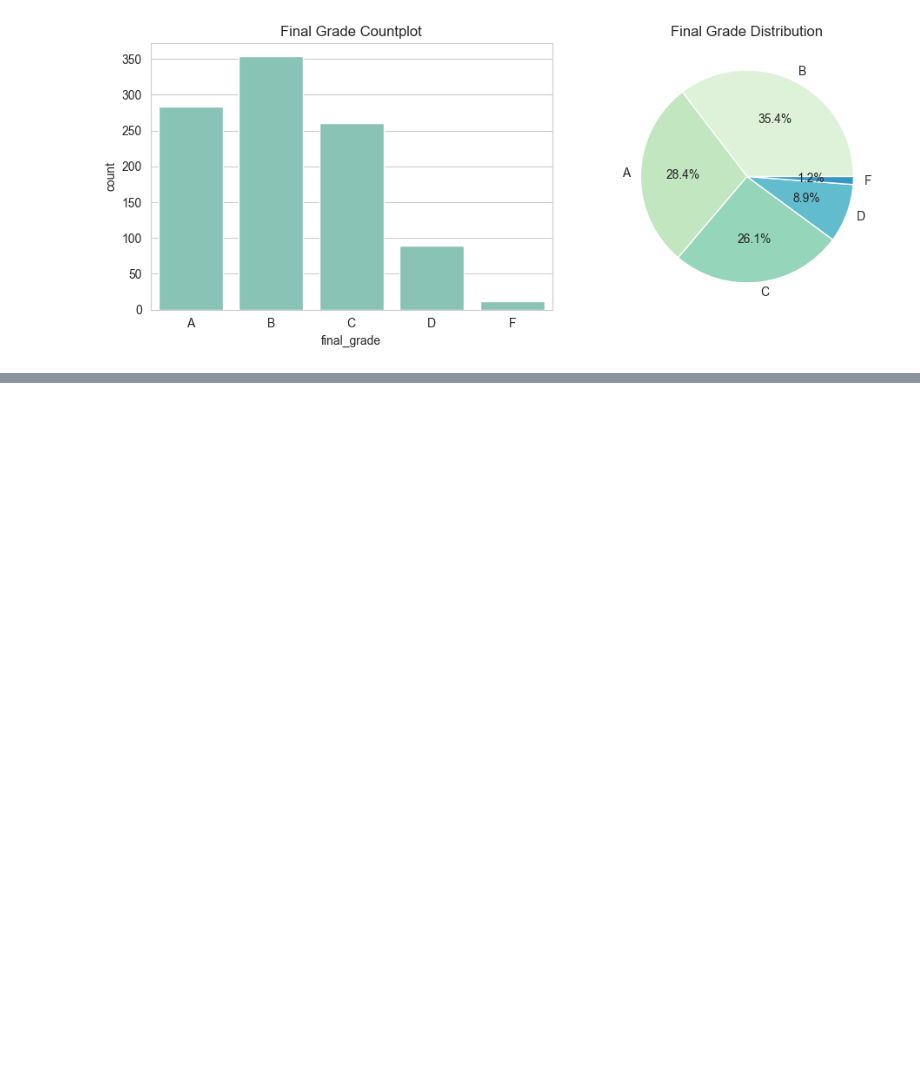
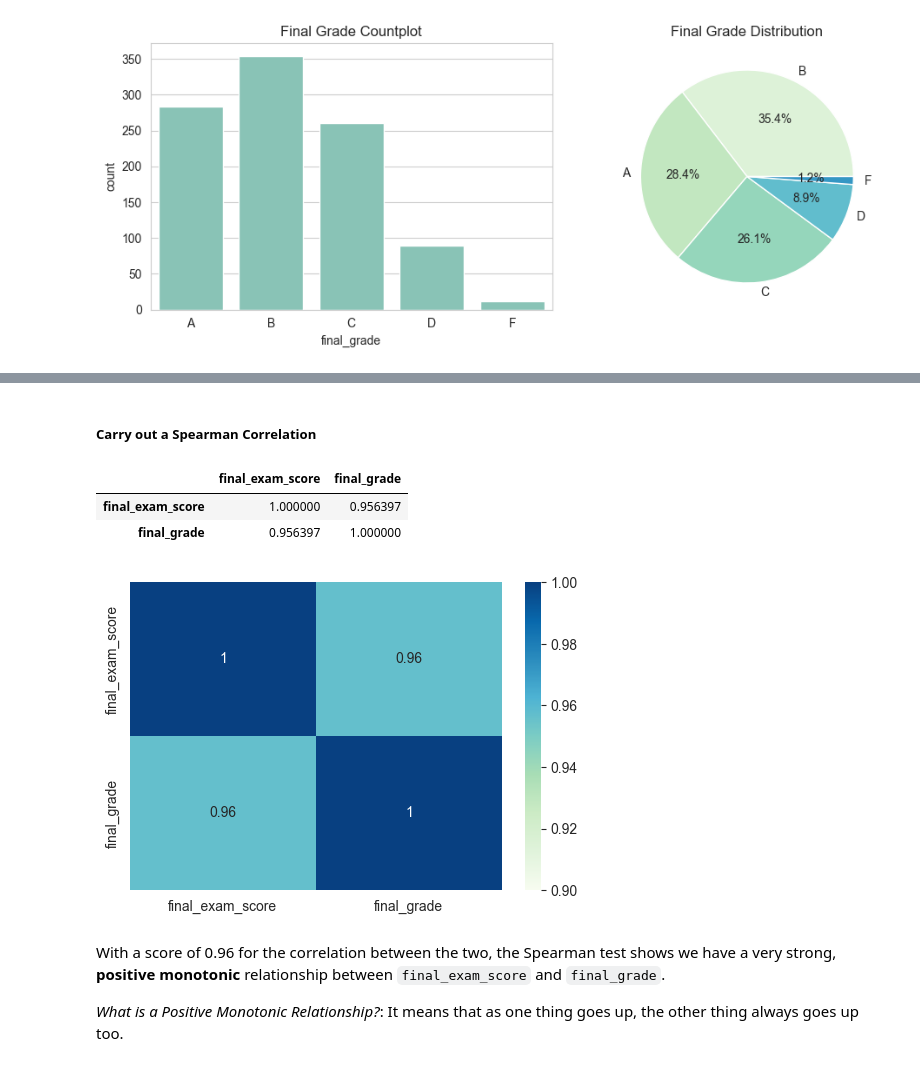
Before and after one commit to elhope23/student-performance-analysis, a Jupyter notebook: jupyter_notebooks/Stage2-Visualisation.ipynb, the cells around one changed output, grey strips where cells are left out. Saved outputs shown, nothing was run; the diff lists cells and outputs as text; code cells hidden in the pictures; blank space fills up the shorter version.

```diff
--- a/jupyter_notebooks/Stage2-Visualisation.ipynb
+++ b/jupyter_notebooks/Stage2-Visualisation.ipynb
@@ -228,0 +293,13 @@ plt.show()
+# %%
+# Create a correlation dataframe and map the final grade values to numerical equivalents
+df_corr = df_vis[["final_exam_score", "final_grade"]].copy()
+
+df_corr["final_grade"] = df_corr["final_grade"].map({
+    "F": 0,
+    "D": 1,
+    "C": 2,
+    "B": 3,
+    "A": 4
+})
+
+df_corr.head()
@@ -228,0 +320,20 @@ plt.show()
+# %% [markdown]
+##### **Carry out a Spearman Correlation**
+# %%
+# Use Spearman correlation test to analyse the relationship between final exam scores and final grades
+df_corr.corr(method="spearman")
+# %% [output]
+|  | final_exam_score | final_grade |
+| final_exam_score | 1.000000 | 0.956397 |
+| final_grade | 0.956397 | 1.000000 |
+# %%
+# Plot this Spearman correlation as a heatmap
+plt.figure(figsize=(6,4))
+sns.heatmap(df_corr.corr(method="spearman"), annot=True, cmap="GnBu",vmin=0.9, vmax=1)
+plt.show()
+# %% [output]
+[figure, added]
+# %% [markdown]
+With a score of 0.96 for the correlation between the two, the Spearman test shows we have a very strong, **positive monotonic** relationship between `final_exam_score` and `final_grade`.
+
+*What is a Positive Monotonic Relationship?*: It means that as one thing goes up, the other thing always goes up too.
```
Also changed, not shown: parts of 21 cells of this notebook.
